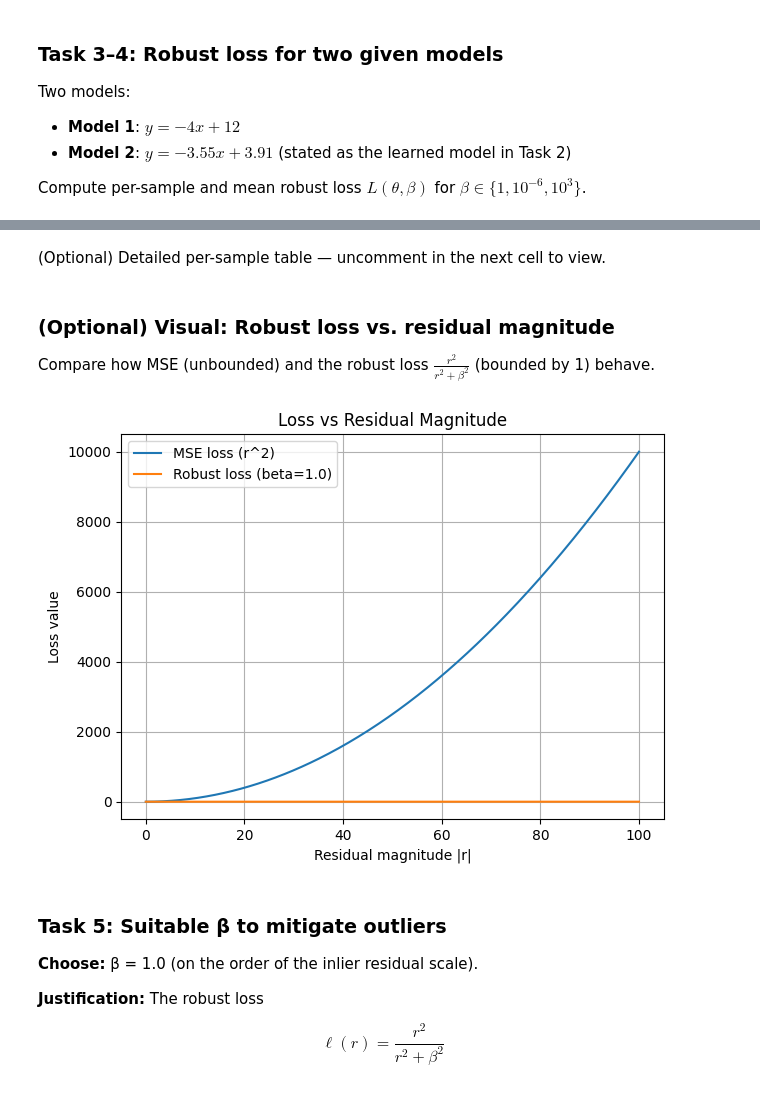
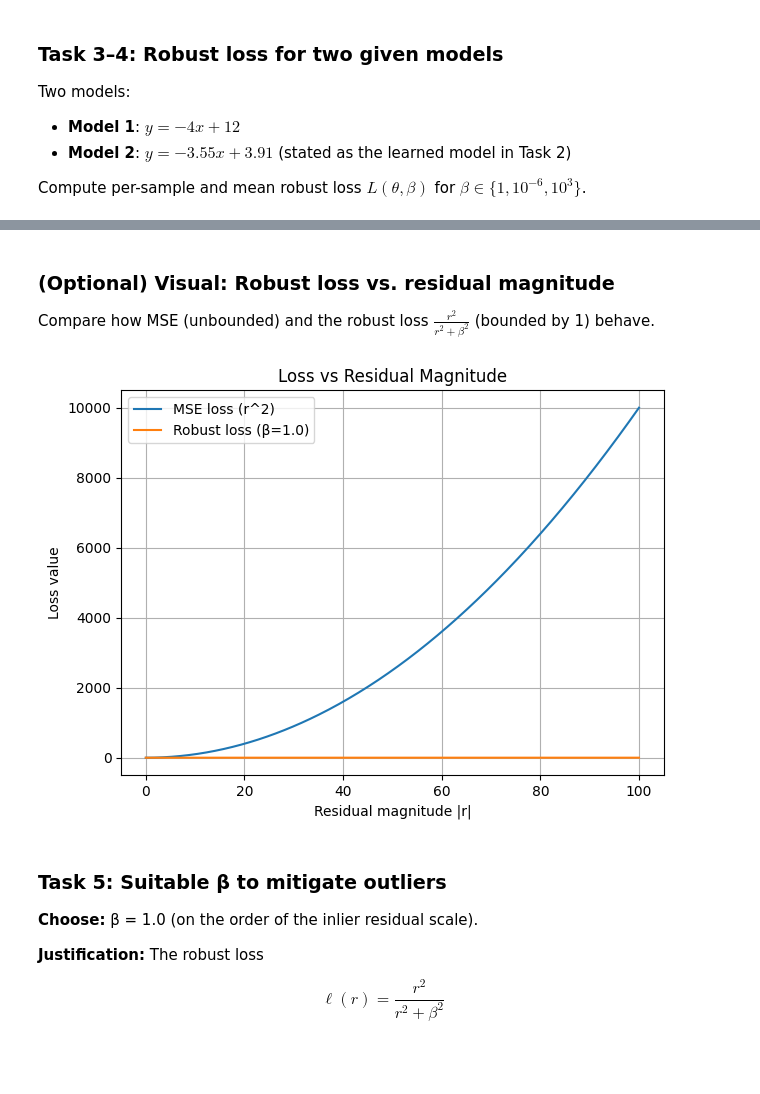
Before and after one commit to rivindu02/EN3150-Pattern-Recognition, a Jupyter notebook: Assignment01/Notebook1.ipynb, the cells around one changed output, grey strips where cells are left out. Saved outputs shown, nothing was run; the diff lists cells and outputs as text; code cells hidden in the pictures; blank space fills up the shorter version.

```diff
--- a/Assignment01/Notebook1.ipynb
+++ b/Assignment01/Notebook1.ipynb
@@ -203,2 +191,0 @@ but saturates near 1 for large residuals, limiting the influence of outliers on
-# %% [markdown]
-(Optional) Detailed per-sample table — uncomment in the next cell to view.
@@ -215,20 +193,21 @@ but saturates near 1 for large residuals, limiting the influence of outliers on
 ### (Optional) Visual: Robust loss vs. residual magnitude
 Compare how MSE (unbounded) and the robust loss $\frac{r^2}{r^2+\beta^2}$ (bounded by 1) behave.
 # %%
+# Optional visual: compare MSE (unbounded) vs robust (bounded by 1)
 r = np.linspace(0, 100, 400)
-mse_curve = (r**2)
+mse_curve = r**2
 beta_demo = 1.0
 robust_curve = (r**2) / (r**2 + beta_demo**2)
 
 plt.figure(figsize=(7,5))
 plt.plot(r, mse_curve, label='MSE loss (r^2)')
-plt.plot(r, robust_curve, label=f'Robust loss (beta={beta_demo})')
+plt.plot(r, robust_curve, label=f'Robust loss (β={beta_demo})')
 plt.xlabel('Residual magnitude |r|'); plt.ylabel('Loss value')
 plt.title('Loss vs Residual Magnitude')
 plt.legend(); plt.grid(True)
 plt.show()
 # %% [output]
-[figure, old version]
+[figure, new version]
 # %% [markdown]
 ### Task 5: Suitable β to mitigate outliers
 
```
Also changed, not shown: parts of 12 cells of this notebook, 6 other files.
